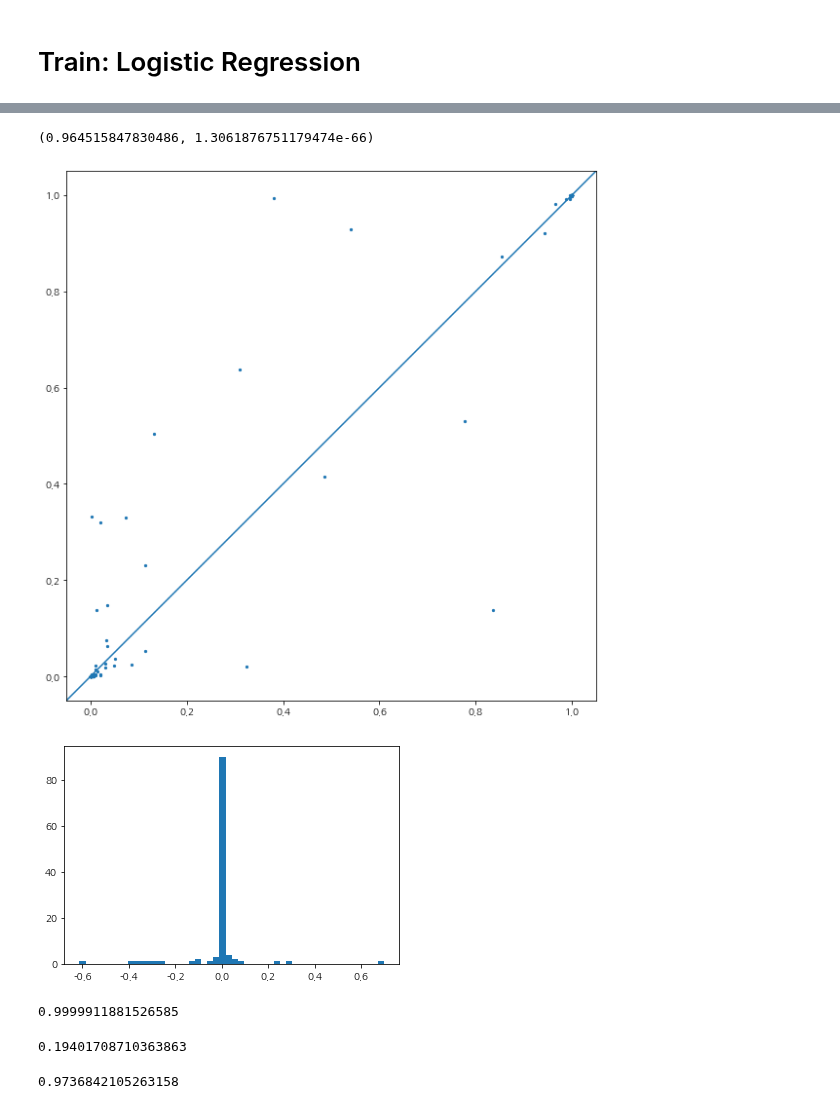
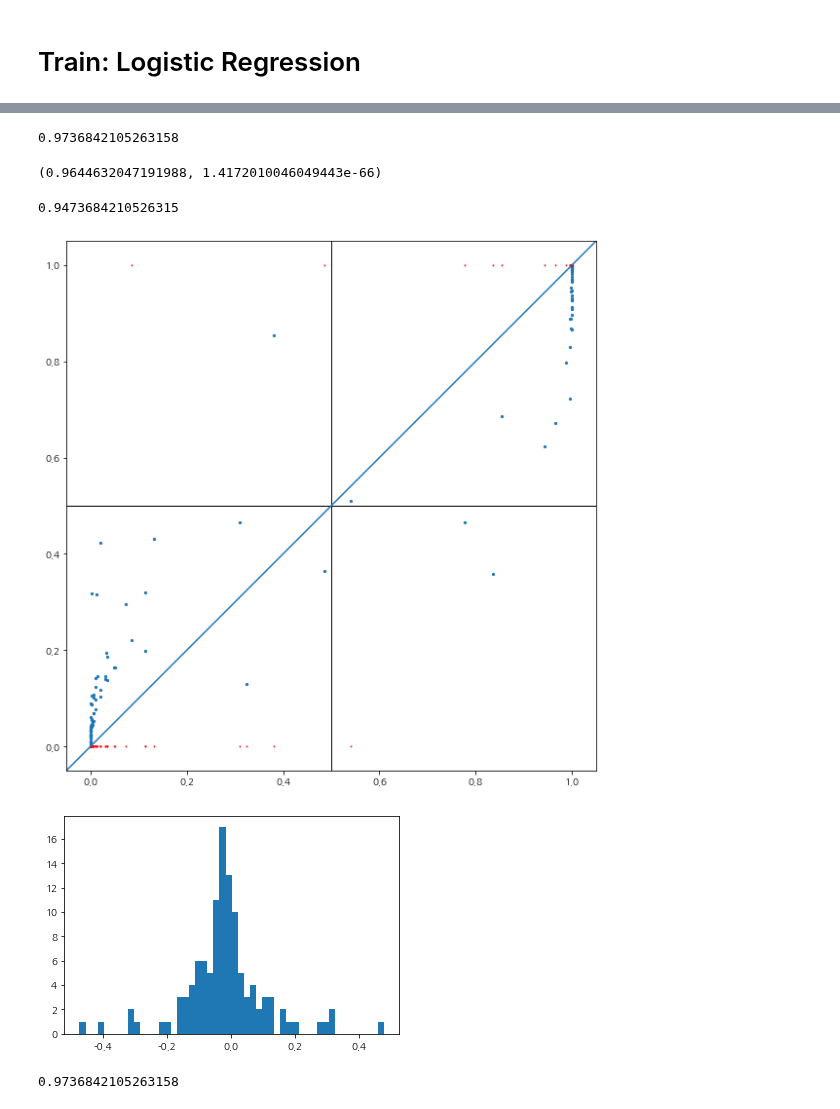
Before and after one commit to ywkim92/Paper-implementation, a Jupyter notebook: Logistic_regression.ipynb, the cells around one changed output, grey strips where cells are left out. Cells and saved outputs as stored; diff of their text form; code cells hidden in the pictures.

```diff
--- a/Logistic_regression.ipynb
+++ b/Logistic_regression.ipynb
@@ -26,6 +26,11 @@ def llf(beta, data, label, intercept_included=False):
         pi = prob(beta, data[i], intercept_included=intercept_included)
         value += label[i]*np.log(pi) + (1 - label[i])*np.log(1-pi)
     return -value
+# %%
+def llf(beta, data, label, intercept_included=False):
+    target = np.array([-1 if i ==0 else 1 for i in label.values])
+    value =sum( np.log(1/(1+np.exp(-(target*(data.dot(beta)))))) )
+    return -value
 # %% [markdown]
 # Load data
 # %%
@@ -41,11 +46,12 @@ X_test = scaler.transform(X_test)
 # %% [markdown]
 # Train: Logistic Regression
 # %%
-def irls(data, label, max_iter = 100):
+def irls(data, label, cost_cutoff, C=1.,max_iter = 100):
     b0_init = np.log(label.values.mean()/(1- label.values.mean()))
     w = np.array([b0_init]+[.0]*(data.shape[1]))
     x = np.hstack((np.ones((data.shape[0], 1)), data))
-    mu = np.array([prob(w, i, intercept_included=True) for i in x])
+    mu = 1/(1+np.exp(-x.dot(w)))
+
     s = np.zeros((data.shape[0], data.shape[0]))
     np.fill_diagonal(s, [i*(1-i) for i in mu])
     cost = 0
@@ -54,15 +60,16 @@ def irls(data, label, max_iter = 100):
     for n_iter in range(max_iter):
         w_0 = w
         w = np.linalg.inv( (x.T).dot(s.dot(x)) ).dot(x.T).dot( s.dot(x.dot(w)) + label.values - mu )
-        mu = np.array([prob(w, i, intercept_included=True) for i in x])
-        np.fill_diagonal(s, [i*(1-i) for i in mu])
-        c = llf(w, x, label.values, intercept_included=True)
+        c = C*llf(w, x, label) + w.dot(w)/2
+
         if n_iter==0:
             cost = c
             print(cost)
             n_i +=1
+            mu = 1/(1+np.exp(-x.dot(w)))
+            np.fill_diagonal(s, [i*(1-i) for i in mu])
         else:
-            if (c>cost)|(c!=c):
+            if (c>cost)|(c!=c)|(c<cost_cutoff):
                 w = w_0
                 print(cost, c)
                 break
@@ -70,8 +77,10 @@ def irls(data, label, max_iter = 100):
                 cost = c
                 n_i +=1
                 print(cost)
+                mu =1/(1+np.exp(-x.dot(w)))
+                np.fill_diagonal(s, [i*(1-i) for i in mu])
     print(n_i)
     return w
 # %%
-beta0 = irls(X_train, y_train, )
+beta0 = irls(X_train, y_train, cost_cutoff=.1,C=1.)
 # %% [output]
@@ -103,7 +93,17 @@ np.exp((beta0[1:]*X_test[n_samp, :5]).sum()  + beta0[0]) / (1+np.exp((beta0[1:]*
+# %%
+model = LogisticRegression()
+model.fit(X_train, y_train)
+
+pred = model.predict(X_test)
+pred_proba = model.predict_proba(X_test)
+
+print(model.score(X_test, y_test))
+# %% [output]
+0.9736842105263158
 # %%
 from scipy.stats import pearsonr
 n_feat = X_train.shape[1]
 ll = [np.exp((beta0[1:]*X_test[n_samp, :n_feat]).sum()  + beta0[0]) / (1+np.exp((beta0[1:]*X_test[n_samp, :n_feat]).sum()  + beta0[0])) for n_samp in range(X_test.shape[0])]
 pearsonr(ll, pred_proba[:,1])
 # %% [output]
-(0.964515847830486, 1.3061876751179474e-66)
+(0.9644632047191988, 1.4172010046049443e-66)
@@ -110,25 +113,24 @@ pearsonr(ll, pred_proba[:,1])
+# %%
+sum(1 for i in np.array(ll1)==y_test.values if i==True)/y_test.size
+# %% [output]
+0.9473684210526315
 # %%
 
 fig, ax = plt.subplots(figsize=(10,10))
 ax.set_aspect(1)
+ax.axline((.5,0), (.5,1), color='k', linewidth=1)
+ax.axline((.0,.5), (.5,.5), color='k', linewidth=1)
 ax.axline((0,0), (1,1))
 ax.scatter(pred_proba[:,1], ll, s=5, marker = 'o')
+ax.scatter(pred_proba[:,1], y_test.values, s=1, marker = 'v', color='r')
 plt.show()
 # %% [output]
-[figure, old version]
+[figure, new version]
 # %%
 plt.hist(pred_proba[:,1] - ll, bins=50)
 plt.show()
 # %% [output]
-[figure, old version]
+[figure, new version]
-# %%
-pred_proba[n_samp][1]
-# %% [output]
-0.9999911881526585
-# %%
-beta0[0]
-# %% [output]
-0.19401708710363863
 # %%
 model = LogisticRegression(solver='lbfgs', )
 n_feat = X_train.shape[1]
```
Also changed, not shown: parts of 8 cells of this notebook.
